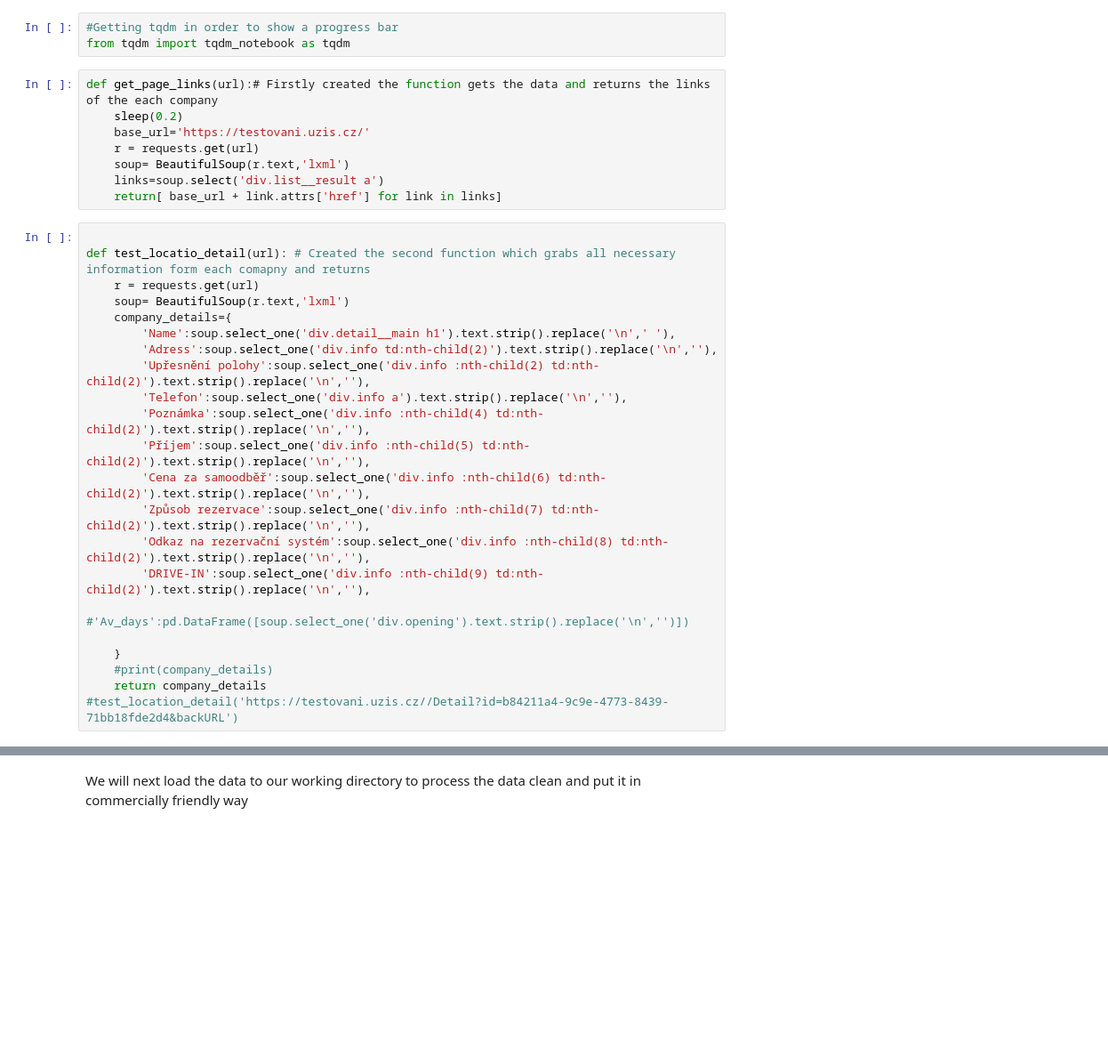
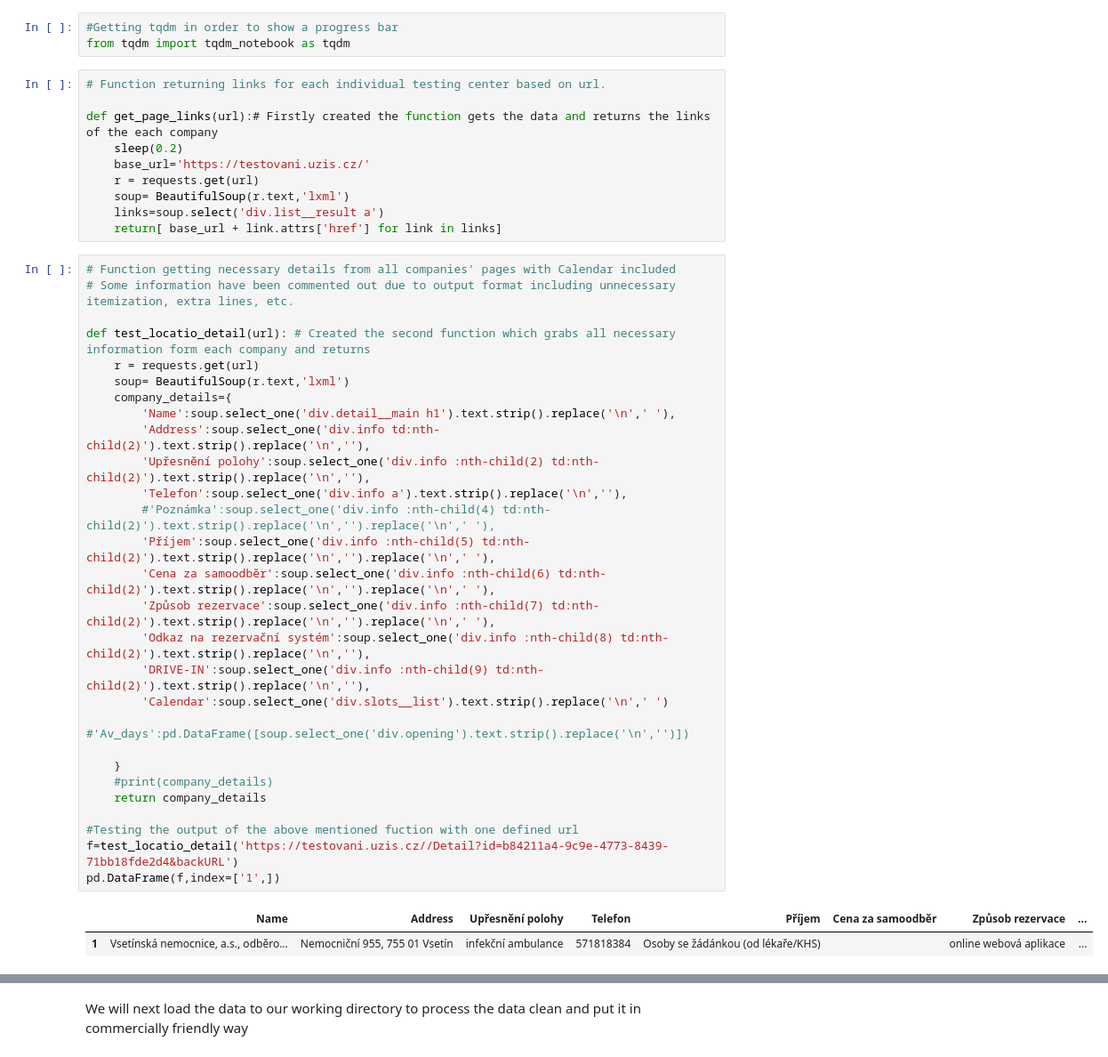
Before and after one commit to QuarksG/IES.Project_testingCapacity, a Jupyter notebook: Web Scarp Project Petra ,Toghrul.ipynb, the cells around one changed output, grey strips where cells are left out. Shown at 89% size. Cells and saved outputs as stored; diff of their text form; blank space fills up the shorter version.

```diff
--- a/Web Scarp Project Petra ,Toghrul.ipynb
+++ b/Web Scarp Project Petra ,Toghrul.ipynb
@@ -115,6 +115,8 @@ import numpy as np
 #Getting tqdm in order to show a progress bar
 from tqdm import tqdm_notebook as tqdm
 # %%
+# Function returning links for each individual testing center based on url.
+
 def get_page_links(url):# Firstly created the function gets the data and returns the links of the each company
     sleep(0.2)
     base_url='https://testovani.uzis.cz/'
@@ -123,26 +125,35 @@ def get_page_links(url):# Firstly created the function gets the data and returns
     links=soup.select('div.list__result a')
     return[ base_url + link.attrs['href'] for link in links]
 # %%
+# Function getting necessary details from all companies' pages with Calendar included
+# Some information have been commented out due to output format including unnecessary itemization, extra lines, etc.
 
-def test_locatio_detail(url): # Created the second function which grabs all necessary information form each comapny and returns
+def test_locatio_detail(url): # Created the second function which grabs all necessary information form each company and returns
     r = requests.get(url)
     soup= BeautifulSoup(r.text,'lxml')
     company_details={
         'Name':soup.select_one('div.detail__main h1').text.strip().replace('\n',' '),
-        'Adress':soup.select_one('div.info td:nth-child(2)').text.strip().replace('\n',''),
+        'Address':soup.select_one('div.info td:nth-child(2)').text.strip().replace('\n',''),
         'Upřesnění polohy':soup.select_one('div.info :nth-child(2) td:nth-child(2)').text.strip().replace('\n',''),
         'Telefon':soup.select_one('div.info a').text.strip().replace('\n',''),
-        'Poznámka':soup.select_one('div.info :nth-child(4) td:nth-child(2)').text.strip().replace('\n',''),
-        'Příjem':soup.select_one('div.info :nth-child(5) td:nth-child(2)').text.strip().replace('\n',''),
-        'Cena za samoodběř':soup.select_one('div.info :nth-child(6) td:nth-child(2)').text.strip().replace('\n',''),
-        'Způsob rezervace':soup.select_one('div.info :nth-child(7) td:nth-child(2)').text.strip().replace('\n',''),
+        #'Poznámka':soup.select_one('div.info :nth-child(4) td:nth-child(2)').text.strip().replace('\n','').replace('\n',' '),
+        'Příjem':soup.select_one('div.info :nth-child(5) td:nth-child(2)').text.strip().replace('\n','').replace('\n',' '),
+        'Cena za samoodběr':soup.select_one('div.info :nth-child(6) td:nth-child(2)').text.strip().replace('\n','').replace('\n',' '),
+        'Způsob rezervace':soup.select_one('div.info :nth-child(7) td:nth-child(2)').text.strip().replace('\n','').replace('\n',' '),
         'Odkaz na rezervační systém':soup.select_one('div.info :nth-child(8) td:nth-child(2)').text.strip().replace('\n',''),
         'DRIVE-IN':soup.select_one('div.info :nth-child(9) td:nth-child(2)').text.strip().replace('\n',''),
+        'Calendar':soup.select_one('div.slots__list').text.strip().replace('\n',' ')
         #'Av_days':pd.DataFrame([soup.select_one('div.opening').text.strip().replace('\n','')])
 
     }
     #print(company_details)
     return company_details
-#test_location_detail('https://testovani.uzis.cz//Detail?id=b84211a4-9c9e-4773-8439-71bb18fde2d4&backURL')
+
+#Testing the output of the above mentioned fuction with one defined url
+f=test_locatio_detail('https://testovani.uzis.cz//Detail?id=b84211a4-9c9e-4773-8439-71bb18fde2d4&backURL')
+pd.DataFrame(f,index=['1',])
+# %% [output]
+|  | Name | Address | Upřesnění polohy | Telefon | Příjem | Cena za samoodběr | Způsob rezervace | ... |
+| 1 | Vsetínská nemocnice, a.s., odběro... | Nemocniční 955, 755 01 Vsetín | infekční ambulance | 571818384 | Osoby se žádánkou (od lékaře/KHS) |  | online webová aplikace | ... |
 # %%
 
```
Also changed, not shown: parts of 17 cells of this notebook.
